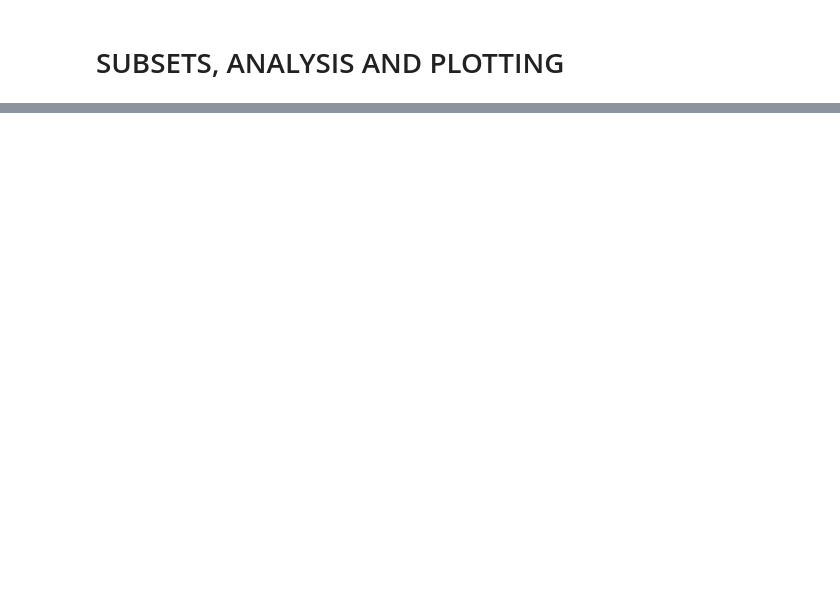
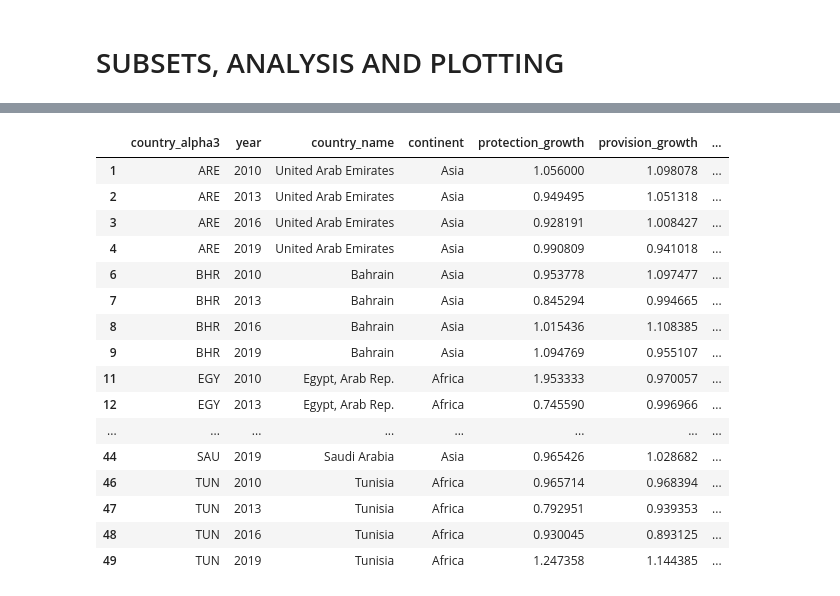
Before and after one commit to sergeimolinari/IDOS-PPP, a Jupyter notebook: src/idos_ppp/data_management/try.ipynb, the cells around one changed output, grey strips where cells are left out. Cells and saved outputs as stored; diff of their text form; code cells hidden in the pictures; blank space fills up the shorter version.

Commit message:
Work with growth data.

```diff
--- a/src/idos_ppp/data_management/try.ipynb
+++ b/src/idos_ppp/data_management/try.ipynb
@@ -188,0 +281,27 @@ conflict_and_postconflict_countries_data
+# %%
+prova4_stat_yrl_data = pd.read_pickle(
+    BLD
+    / "analysis"
+    / "growth"
+    / "gcc_and_repressive_countries_growth_data.pkl",
+)
+# growth data for gcc and repressive countries
+prova4_stat_yrl_data
+# %% [output]
+|  | country_alpha3 | year | country_name | continent | protection_growth | provision_growth | ... |
+| 1 | ARE | 2010 | United Arab Emirates | Asia | 1.056000 | 1.098078 | ... |
+| 2 | ARE | 2013 | United Arab Emirates | Asia | 0.949495 | 1.051318 | ... |
+| 3 | ARE | 2016 | United Arab Emirates | Asia | 0.928191 | 1.008427 | ... |
+| 4 | ARE | 2019 | United Arab Emirates | Asia | 0.990809 | 0.941018 | ... |
+| 6 | BHR | 2010 | Bahrain | Asia | 0.953778 | 1.097477 | ... |
+| 7 | BHR | 2013 | Bahrain | Asia | 0.845294 | 0.994665 | ... |
+| 8 | BHR | 2016 | Bahrain | Asia | 1.015436 | 1.108385 | ... |
+| 9 | BHR | 2019 | Bahrain | Asia | 1.094769 | 0.955107 | ... |
+| 11 | EGY | 2010 | Egypt, Arab Rep. | Africa | 1.953333 | 0.970057 | ... |
+| 12 | EGY | 2013 | Egypt, Arab Rep. | Africa | 0.745590 | 0.996966 | ... |
+| ... | ... | ... | ... | ... | ... | ... | ... |
+| 44 | SAU | 2019 | Saudi Arabia | Asia | 0.965426 | 1.028682 | ... |
+| 46 | TUN | 2010 | Tunisia | Africa | 0.965714 | 0.968394 | ... |
+| 47 | TUN | 2013 | Tunisia | Africa | 0.792951 | 0.939353 | ... |
+| 48 | TUN | 2016 | Tunisia | Africa | 0.930045 | 0.893125 | ... |
+| 49 | TUN | 2019 | Tunisia | Africa | 1.247358 | 1.144385 | ... |
```
Also changed, not shown: parts of 12 cells of this notebook, 2 other files.
